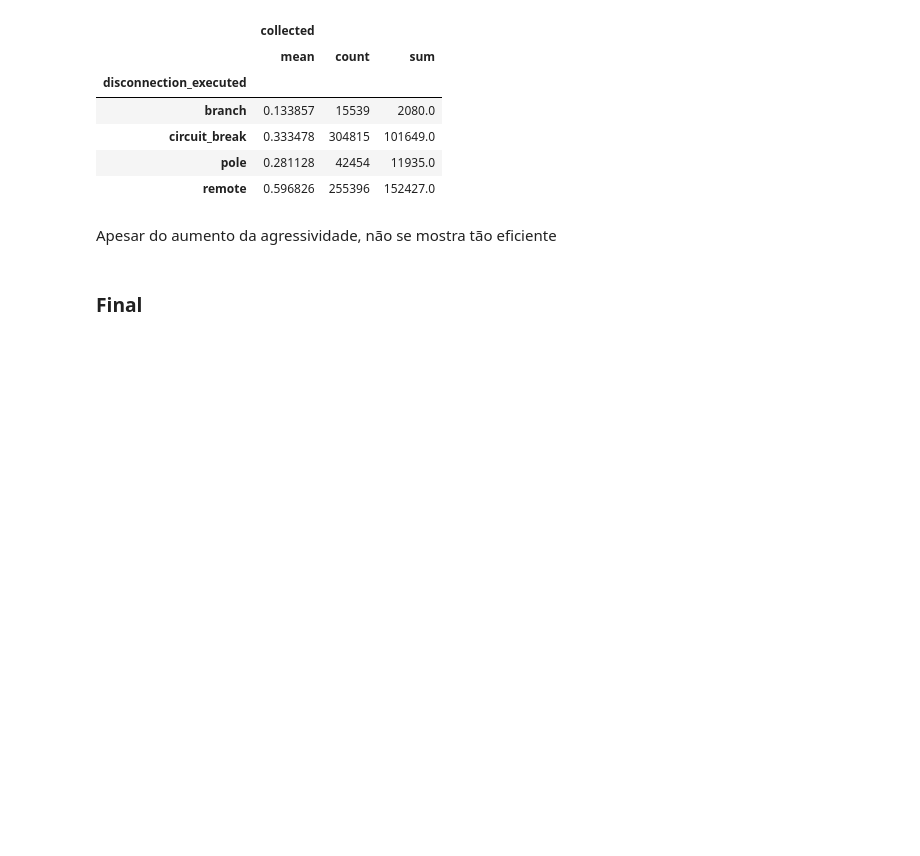
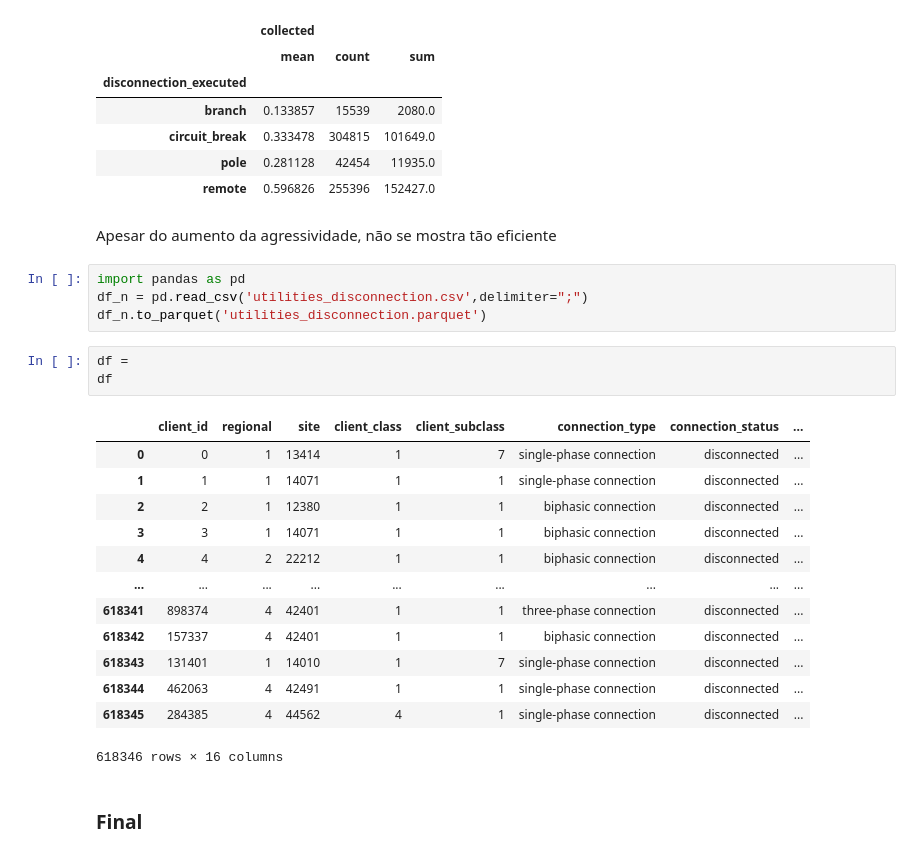
Before and after one commit to Leo-Domingos/LeonardoDomingosDebitCollection, a Jupyter notebook: exploration.ipynb, the cells around one changed output. Drawn from its saved outputs; the diff is of its cells as text; blank space fills up the shorter version.

```diff
--- a/exploration.ipynb
+++ b/exploration.ipynb
@@ -383,6 +383,27 @@ df.loc[:,['disconnection_executed', 'collected']].groupby(['disconnection_execut
 | remote | 0.596826 | 255396 | 152427.0 |
 # %% [markdown]
 Apesar do aumento da agressividade, não se mostra tão eficiente
+# %%
+import pandas as pd
+df_n = pd.read_csv('utilities_disconnection.csv',delimiter=";")
+df_n.to_parquet('utilities_disconnection.parquet')
+# %%
+df =
+df
+# %% [output]
+|  | client_id | regional | site | client_class | client_subclass | connection_type | connection_status | ... |
+| 0 | 0 | 1 | 13414 | 1 | 7 | single-phase connection | disconnected | ... |
+| 1 | 1 | 1 | 14071 | 1 | 1 | single-phase connection | disconnected | ... |
+| 2 | 2 | 1 | 12380 | 1 | 1 | biphasic connection | disconnected | ... |
+| 3 | 3 | 1 | 14071 | 1 | 1 | biphasic connection | disconnected | ... |
+| 4 | 4 | 2 | 22212 | 1 | 1 | biphasic connection | disconnected | ... |
+| ... | ... | ... | ... | ... | ... | ... | ... | ... |
+| 618341 | 898374 | 4 | 42401 | 1 | 1 | three-phase connection | disconnected | ... |
+| 618342 | 157337 | 4 | 42401 | 1 | 1 | biphasic connection | disconnected | ... |
+| 618343 | 131401 | 1 | 14010 | 1 | 7 | single-phase connection | disconnected | ... |
+| 618344 | 462063 | 4 | 42491 | 1 | 1 | single-phase connection | disconnected | ... |
+| 618345 | 284385 | 4 | 44562 | 4 | 1 | single-phase connection | disconnected | ... |
+618346 rows × 16 columns
 # %% [markdown]
 ### Final
 # %%
```
Also changed, not shown: parts of 1 cell of this notebook, 4 other files.
